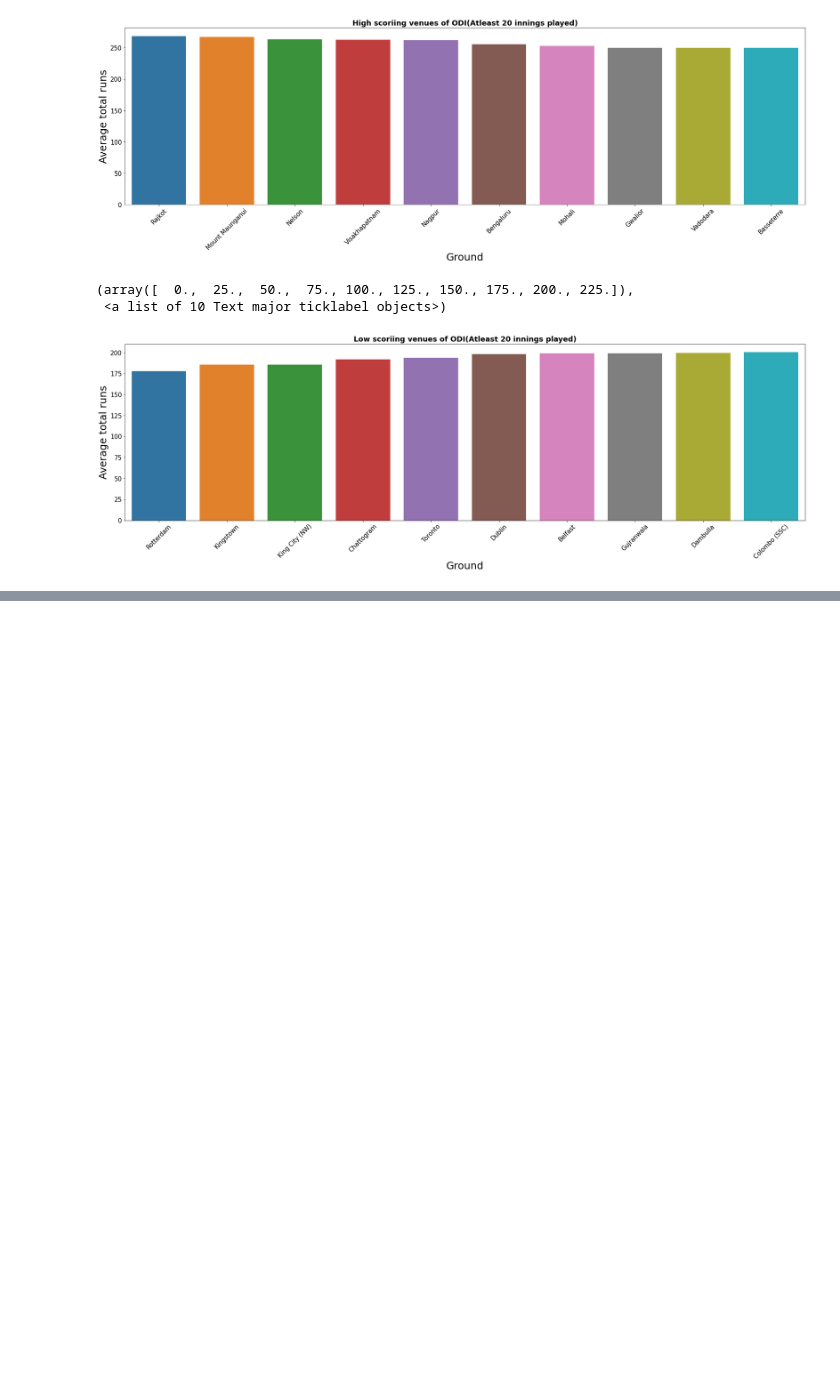
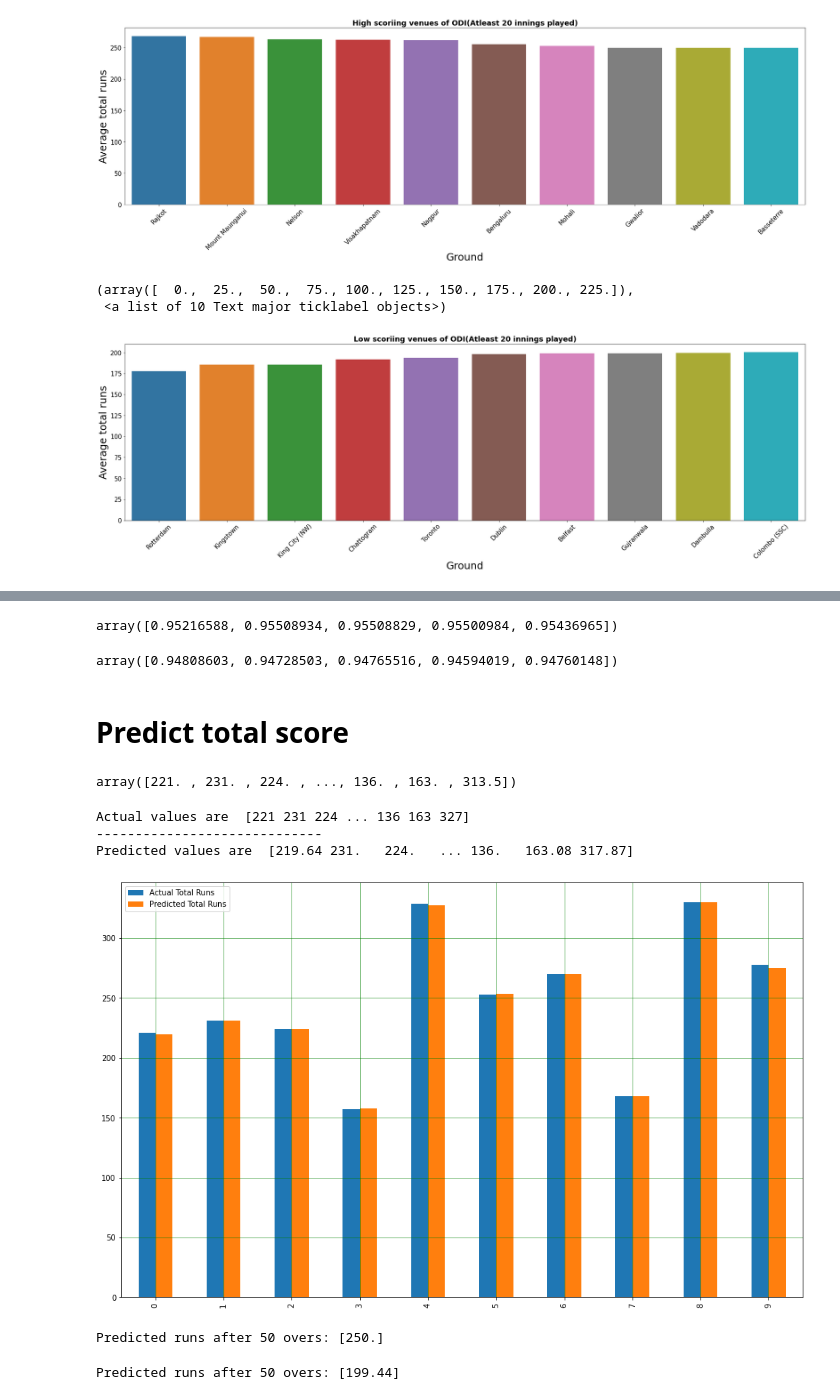
Before and after one commit to AsifRifat/Cricket-Outcome-Predictor, a Jupyter notebook: CricketOutcomePrediction.ipynb, the cells around one changed output, grey strips where cells are left out. Cells and saved outputs as stored; diff of their text form; code cells hidden in the pictures; blank space fills up the shorter version.

```diff
--- a/CricketOutcomePrediction.ipynb
+++ b/CricketOutcomePrediction.ipynb
@@ -713,0 +891,8 @@ plt.yticks(size = 15)
+# %%
+from sklearn.svm import SVR
+svr = SVR()
+svr.fit(x_train,y_train)
+print("Support Vector Regression Train Accuracy: {:.2f} %".format(svr.score(x_train,y_train)*100))
+print("Support Vector Regression Test Accuracy: {:.2f} %".format(svr.score(x_test,y_test)*100))
+y_pred = svr.predict(x_test)
+print('RMSE:', np.sqrt(metrics.mean_squared_error(y_test, y_pred)))
@@ -713,0 +901,8 @@ plt.yticks(size = 15)
+# %%
+from lightgbm import LGBMRegressor
+LGBMR = LGBMRegressor()
+LGBMR.fit(x_train,y_train)
+print("LightGBM Regression Train Accuracy: {:.2f} %".format(LGBMR.score(x_train,y_train)*100))
+print("LightGBM Regression Test Accuracy: {:.2f} %".format(LGBMR.score(x_test,y_test)*100))
+y_pred = LGBMR.predict(x_test)
+print('RMSE:', np.sqrt(metrics.mean_squared_error(y_test, y_pred)))
@@ -713,0 +915,8 @@ plt.yticks(size = 15)
+# %%
+from sklearn.ensemble import GradientBoostingRegressor
+GBR = GradientBoostingRegressor()
+GBR.fit(x_train,y_train)
+print("GradientBoosting Regression Train Accuracy: {:.2f} %".format(GBR.score(x_train,y_train)*100))
+print("GradientBoosting Regression Test Accuracy: {:.2f} %".format(GBR.score(x_test,y_test)*100))
+y_pred = GBR.predict(x_test)
+print('RMSE:', np.sqrt(metrics.mean_squared_error(y_test, y_pred)))
@@ -713,0 +929,8 @@ plt.yticks(size = 15)
+# %%
+from xgboost import XGBRegressor
+XGBR = XGBRegressor()
+XGBR.fit(x_train,y_train)
+print("XGBoost Regression Train Accuracy: {:.2f} %".format(XGBR.score(x_train,y_train)*100))
+print("XGBoost Regression Test Accuracy: {:.2f} %".format(XGBR.score(x_test,y_test)*100))
+y_pred = XGBR.predict(x_test)
+print('RMSE:', np.sqrt(metrics.mean_squared_error(y_test, y_pred)))
@@ -713,0 +949,44 @@ plt.yticks(size = 15)
+# %%
+cross_val_score(knn_reg, x, y, cv=cv)
+# %% [output]
+array([0.95216588, 0.95508934, 0.95508829, 0.95500984, 0.95436965])
+# %%
+cross_val_score(des_tree, x, y, cv=cv)
+# %% [output]
+array([0.94808603, 0.94728503, 0.94765516, 0.94594019, 0.94760148])
+# %% [markdown]
+# **Predict total score**
+# %%
+y_pred_random = knn_reg.predict(x_test)
+y_pred_random
+# %% [output]
+array([221. , 231. , 224. , ..., 136. , 163. , 313.5])
+# %%
+print('Actual values are ',y_test)
+print('-----------------------------')
+print('Predicted values are ',y_pred)
+# %% [output]
+Actual values are  [221 231 224 ... 136 163 327]
+-----------------------------
+Predicted values are  [219.64 231.   224.   ... 136.   163.08 317.87]
+# %%
+df4 = pd.DataFrame({'Actual Total Runs': y_test, 'Predicted Total Runs': y_pred})
+df4 = df4.head(10)
+df4.plot(kind='bar',figsize=(16,10))
+plt.grid(which='major', linestyle='-', linewidth='0.5', color='green')
+plt.grid(which='minor', linestyle=':', linewidth='0.5', color='black')
+plt.show()
+# %% [output]
+[figure, added]
+# %%
+#Input features:ball,batL,ballL,current_run,wicket,striker_run,nonstriker_run,
+#runs_last10,wicket_last10,venue_avg,bat_team_avg,bat_team_str_avg,bowl_team_avg,bowl_team_eco
+run_prediction = knn_reg.predict(sc.transform(np.array([[21.2,2,1,100,3,21,7,40,2,190,228,80,35,5.21]])))
+print("Predicted runs after 50 overs:" , run_prediction)
+# %% [output]
+Predicted runs after 50 overs: [250.]
+# %%
+run_prediction1 = random_forest.predict(sc.transform(np.array([[21.2,2,1,100,3,21,7,40,2,190,228,80,35,5.21]])))
+print("Predicted runs after 50 overs:" , run_prediction1)
+# %% [output]
+Predicted runs after 50 overs: [199.44]
```
Also changed, not shown: parts of 39 cells of this notebook.
